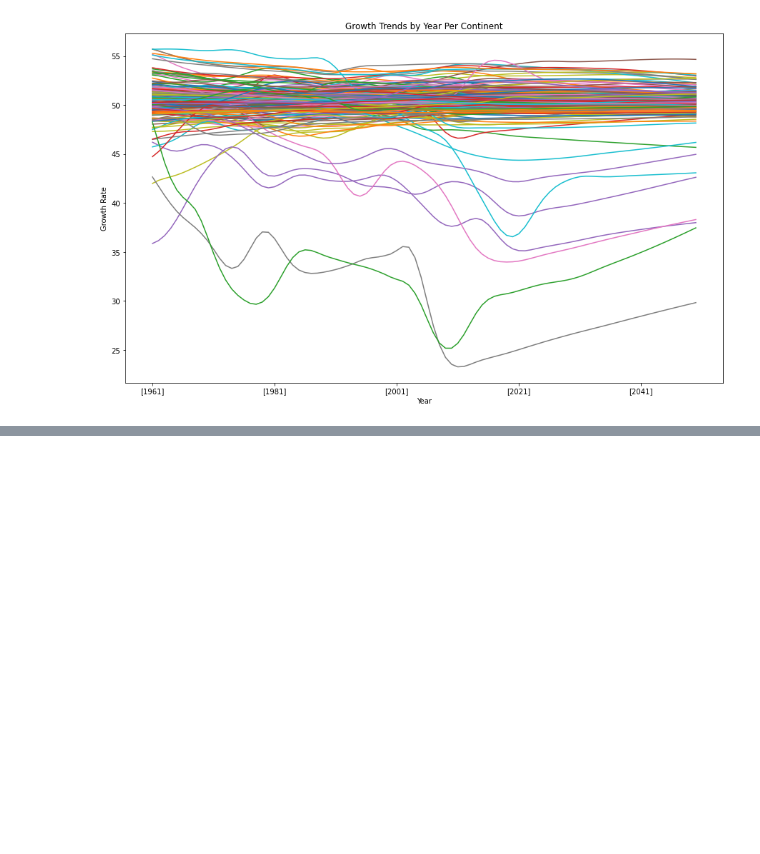
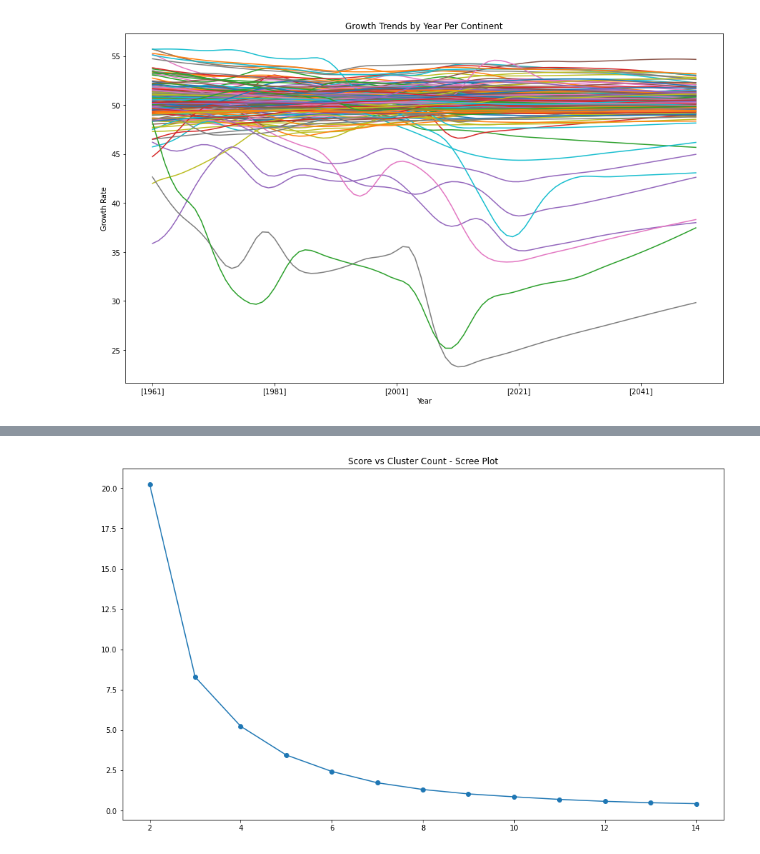
Before and after one commit to devkisdesai/CMPE255-Team-6-Project-Fall-2021-, a Jupyter notebook: EDA.ipynb, the cells around one changed output, grey strips where cells are left out. Cells and saved outputs as stored; diff of their text form; code cells hidden in the pictures; blank space fills up the shorter version.

```diff
--- a/EDA.ipynb
+++ b/EDA.ipynb
@@ -515,0 +541,9 @@ plt.savefig('./Images/Percent_Female_Population_by_Country.jpg', bbox_inches='ti
+# %%
+# Here we will apply KNN to our dataset to see which countries are similar
+# when looking purely at their population totals.
+X = KNN_data_pop_totals.drop(['Continent_Name'], axis=1) # We want to only use data from 1960-2020 (not projected data)
+y = KNN_data_pop_totals.Continent_Name
+X_train, X_test, y_train, y_test = train_test_split(X, y, test_size = 0.40)
+# %%
+KNN = KNeighborsClassifier(n_neighbors = 6) #Number of continents for labelling
+KNN.fit(X_train, y_train)
@@ -515,0 +577,16 @@ plt.savefig('./Images/Percent_Female_Population_by_Country.jpg', bbox_inches='ti
+# %%
+scaler = MinMaxScaler()
+X_scaled = scaler.fit_transform(X)
+# %%
+num = []
+data = []
+scores = []
+
+for i in range(2,15):
+    km = KMeans(n_clusters = i)
+    km.fit(X_scaled)
+    pred = KNN.predict(X_test)
+    print("Score for number of clusters {}: {}".format(i,km.score(X_scaled)))
+    scores.append(-km.score(X_scaled))
+    num.append(i)
+    data.append(-km.score(X_scaled))
@@ -515,0 +607,7 @@ plt.savefig('./Images/Percent_Female_Population_by_Country.jpg', bbox_inches='ti
+# %%
+# plot scores
+plt.plot(num, data, 'o-')
+plt.title('Score vs Cluster Count - Scree Plot')
+plt.show()
+# %% [output]
+[figure, added]
```
Also changed, not shown: parts of 13 cells of this notebook.
